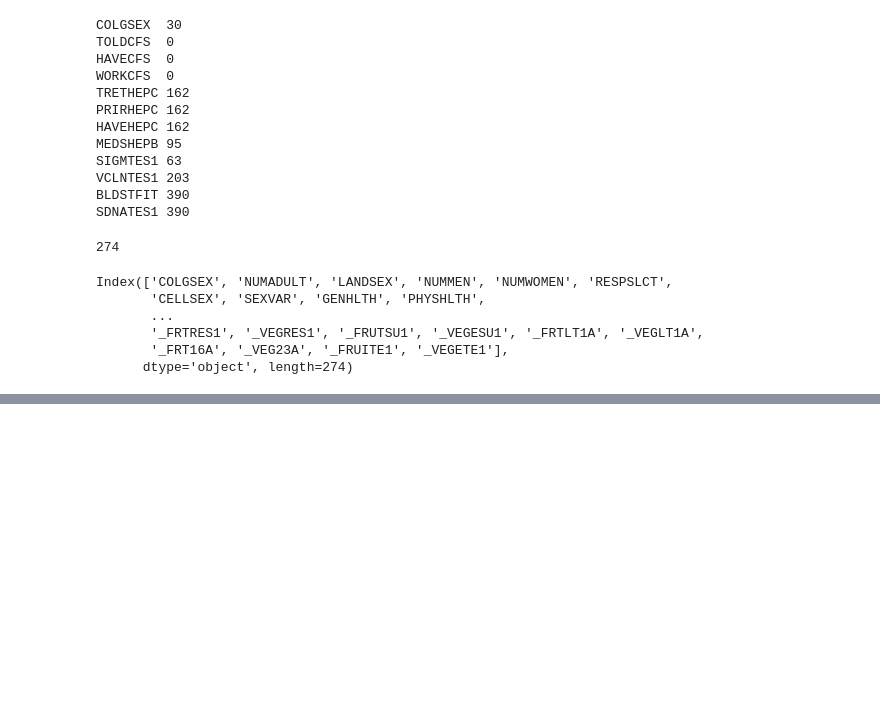
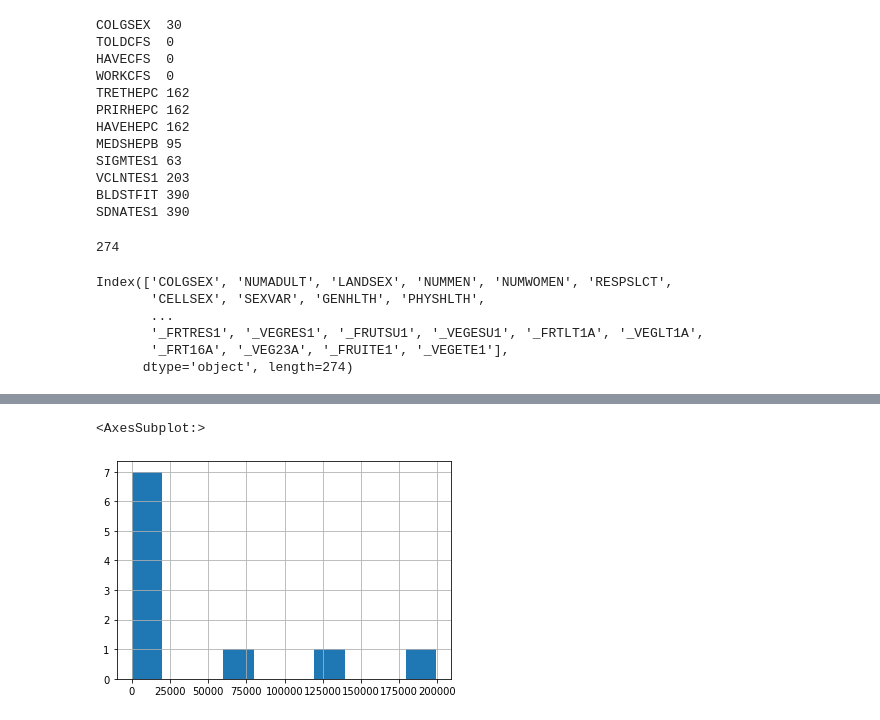
Before and after one commit to puhalskib/adv-p-health, a Jupyter notebook: main.ipynb, the cells around one changed output, grey strips where cells are left out. Cells and saved outputs as stored; diff of their text form; code cells hidden in the pictures; blank space fills up the shorter version.

```diff
--- a/main.ipynb
+++ b/main.ipynb
@@ -304,0 +331,5 @@ data2.describe()
+# %%
+df2['FRUIT2'].value_counts(bins=10).hist(bins=10)
+# %% [output]
+<AxesSubplot:>
+[figure, added]
```
Also changed, not shown: parts of 25 cells of this notebook, 1 other file.
